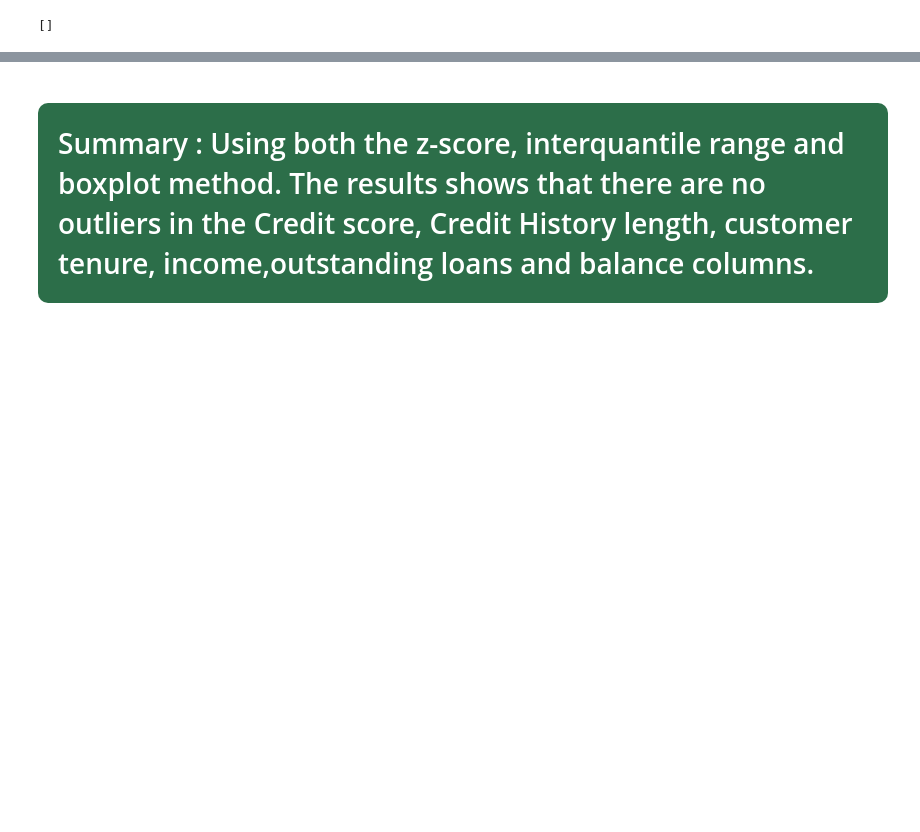
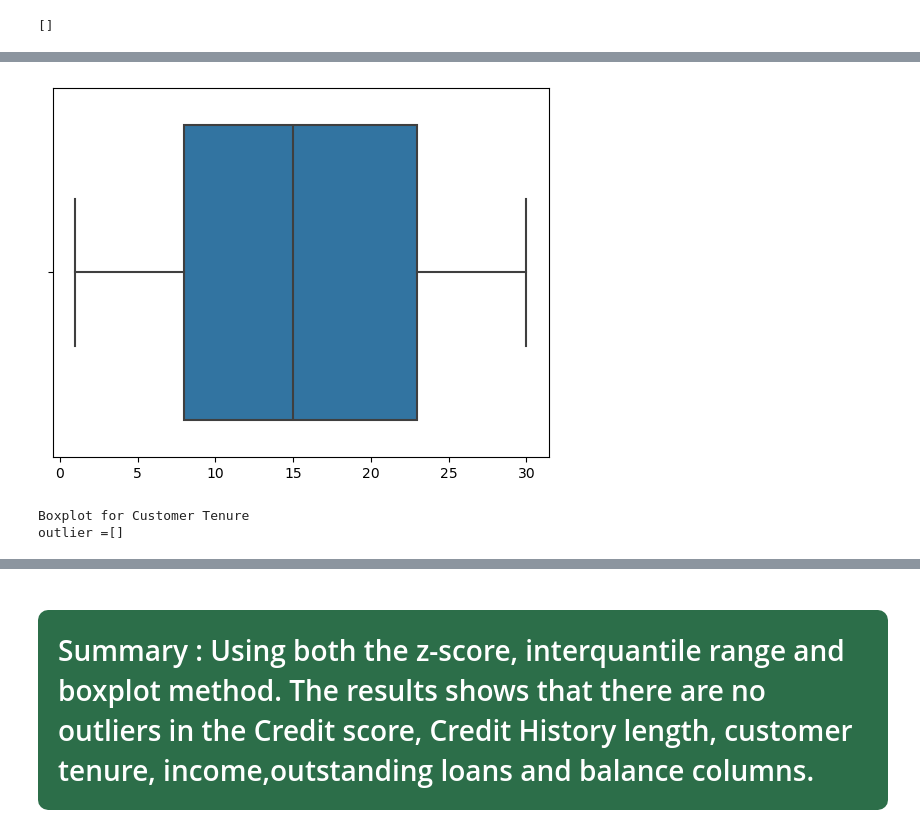
Before and after one commit to Cuteife/Methods-of-detecting-outliers, a Jupyter notebook: botswana.ipynb, the cells around one changed output, grey strips where cells are left out. Cells and saved outputs as stored; diff of their text form; code cells hidden in the pictures; blank space fills up the shorter version.

```diff
--- a/botswana.ipynb
+++ b/botswana.ipynb
@@ -494,0 +420,11 @@ detect_outliers_iqr(df['Balance'])
+# %%
+# Customer Tenure
+
+detector = OutlierDetector(df['Customer Tenure'])
+outliers = detector.detect_outliers()
+print("Boxplot for Customer Tenure")
+print(f"outlier ={outliers}")
+# %% [output]
+[figure, added]
+Boxplot for Customer Tenure
+outlier =[]
```
Also changed, not shown: parts of 32 cells of this notebook.
